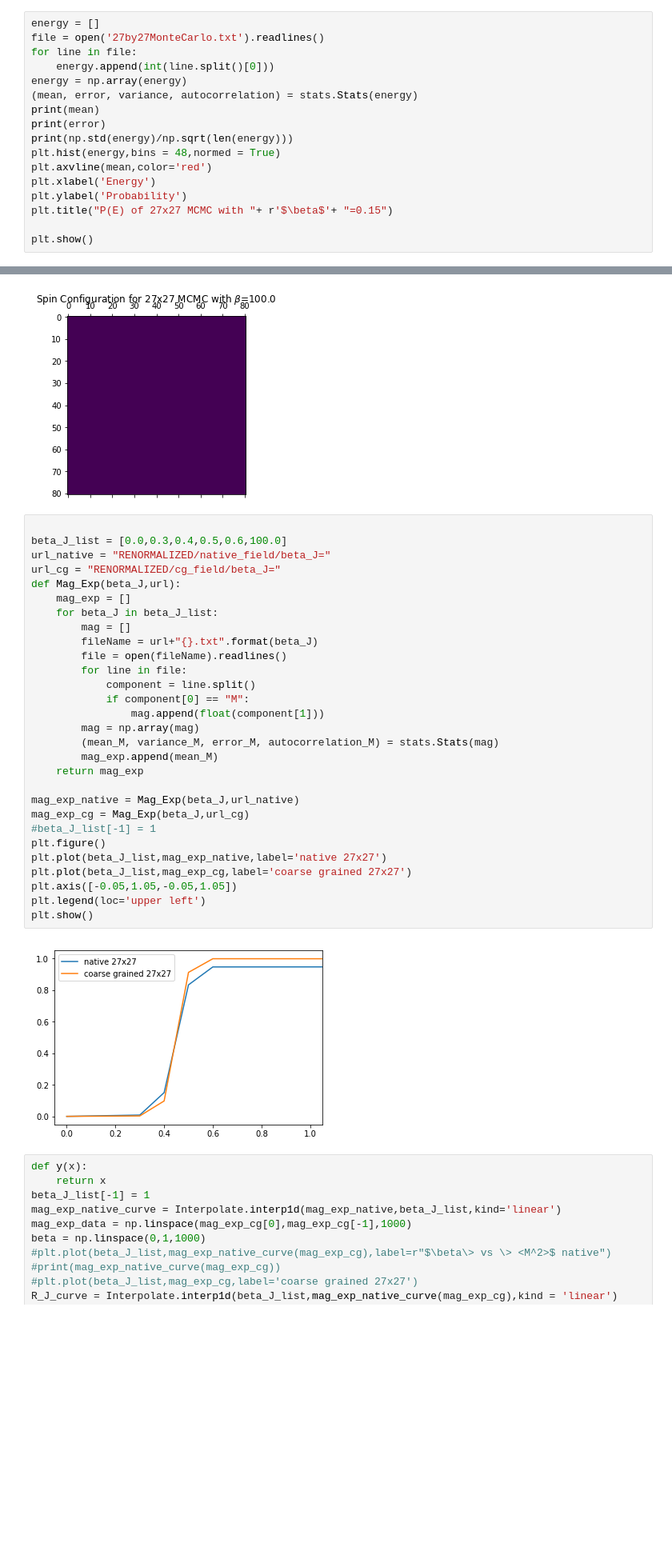
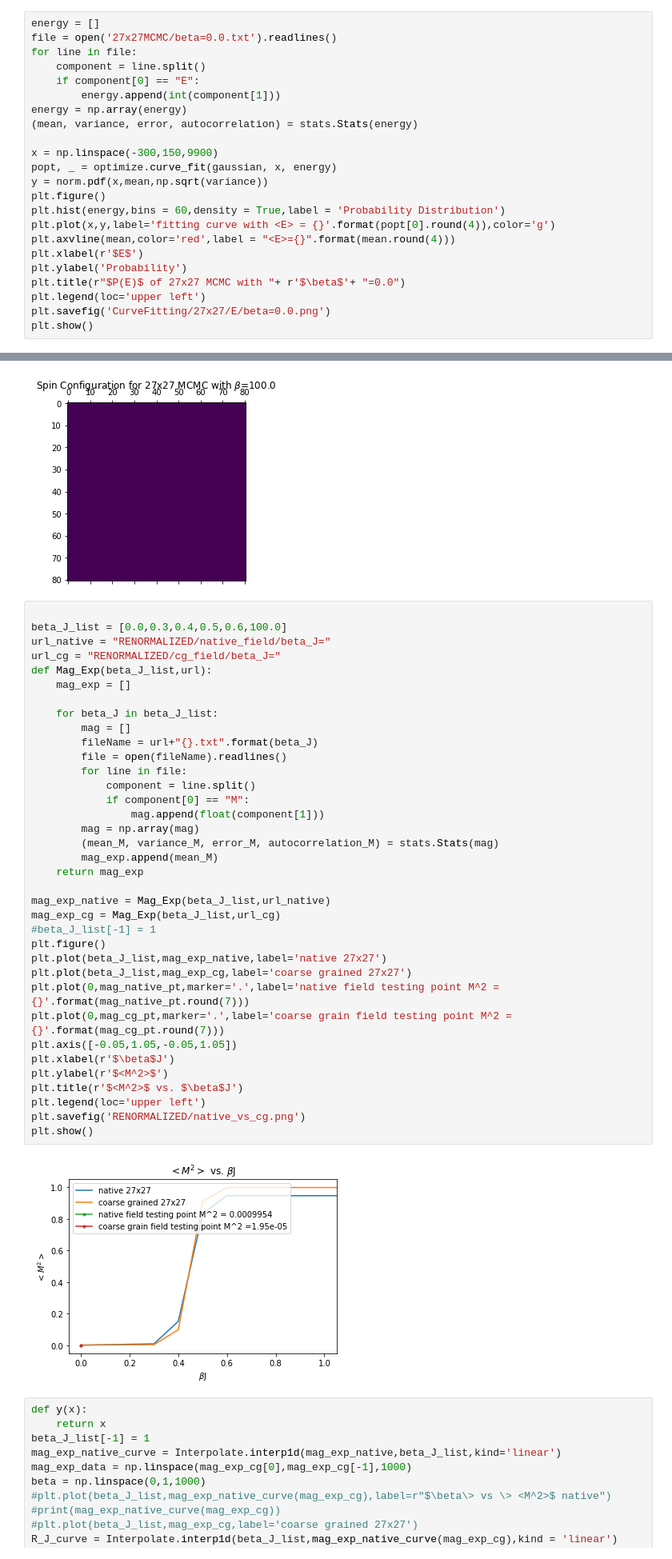
Before and after one commit to YukunJin/Ising-Model-Simulation, a Jupyter notebook: Measure.ipynb, the cells around one changed output, grey strips where cells are left out. Shown at 80% size. Saved outputs shown, nothing was run; the diff lists cells and outputs as text; blank space fills up the shorter version.

```diff
--- a/Measure.ipynb
+++ b/Measure.ipynb
@@ -20,18 +30,24 @@ plt.show()
 # %%
 energy = []
-file = open('27by27MonteCarlo.txt').readlines()
+file = open('27x27MCMC/beta=0.0.txt').readlines()
 for line in file:
-    energy.append(int(line.split()[0]))
+    component = line.split()
+    if component[0] == "E":
+        energy.append(int(component[1]))
 energy = np.array(energy)
-(mean, error, variance, autocorrelation) = stats.Stats(energy)
-print(mean)
-print(error)
-print(np.std(energy)/np.sqrt(len(energy)))
-plt.hist(energy,bins = 48,normed = True)
-plt.axvline(mean,color='red')
-plt.xlabel('Energy')
+(mean, variance, error, autocorrelation) = stats.Stats(energy)
+
+x = np.linspace(-300,150,9900)
+popt, _ = optimize.curve_fit(gaussian, x, energy)
+y = norm.pdf(x,mean,np.sqrt(variance))
+plt.figure()
+plt.hist(energy,bins = 60,density = True,label = 'Probability Distribution')
+plt.plot(x,y,label='fitting curve with <E> = {}'.format(popt[0].round(4)),color='g')
+plt.axvline(mean,color='red',label = "<E>={}".format(mean.round(4)))
+plt.xlabel(r'$E$')
 plt.ylabel('Probability')
-plt.title("P(E) of 27x27 MCMC with "+ r'$\beta$'+ "=0.15")
-
+plt.title(r"$P(E)$ of 27x27 MCMC with "+ r'$\beta$'+ "=0.0")
+plt.legend(loc='upper left')
+plt.savefig('CurveFitting/27x27/E/beta=0.0.png')
 plt.show()
 # %% [output]
@@ -164,34 +196,41 @@ for i in beta_J:
 # %%
 
 beta_J_list = [0.0,0.3,0.4,0.5,0.6,100.0]
 url_native = "RENORMALIZED/native_field/beta_J="
 url_cg = "RENORMALIZED/cg_field/beta_J="
-def Mag_Exp(beta_J,url):
+def Mag_Exp(beta_J_list,url):
     mag_exp = []
+
     for beta_J in beta_J_list:
         mag = []
         fileName = url+"{}.txt".format(beta_J)
         file = open(fileName).readlines()
         for line in file:
             component = line.split()
             if component[0] == "M":
                 mag.append(float(component[1]))
         mag = np.array(mag)
         (mean_M, variance_M, error_M, autocorrelation_M) = stats.Stats(mag)
         mag_exp.append(mean_M)
     return mag_exp
 
-mag_exp_native = Mag_Exp(beta_J,url_native)
-mag_exp_cg = Mag_Exp(beta_J,url_cg)
+mag_exp_native = Mag_Exp(beta_J_list,url_native)
+mag_exp_cg = Mag_Exp(beta_J_list,url_cg)
 #beta_J_list[-1] = 1
 plt.figure()
 plt.plot(beta_J_list,mag_exp_native,label='native 27x27')
 plt.plot(beta_J_list,mag_exp_cg,label='coarse grained 27x27')
+plt.plot(0,mag_native_pt,marker='.',label='native field testing point M^2 = {}'.format(mag_native_pt.round(7)))
+plt.plot(0,mag_cg_pt,marker='.',label='coarse grain field testing point M^2 ={}'.format(mag_cg_pt.round(7)))
 plt.axis([-0.05,1.05,-0.05,1.05])
+plt.xlabel(r'$\beta$J')
+plt.ylabel(r'$<M^2>$')
+plt.title(r'$<M^2>$ vs. $\beta$J')
 plt.legend(loc='upper left')
+plt.savefig('RENORMALIZED/native_vs_cg.png')
 plt.show()
 # %% [output]
-[figure, old version]
+[figure, new version]
 # %%
 def y(x):
     return x
```
Also changed, not shown: parts of 9 cells of this notebook, 16 other files.
